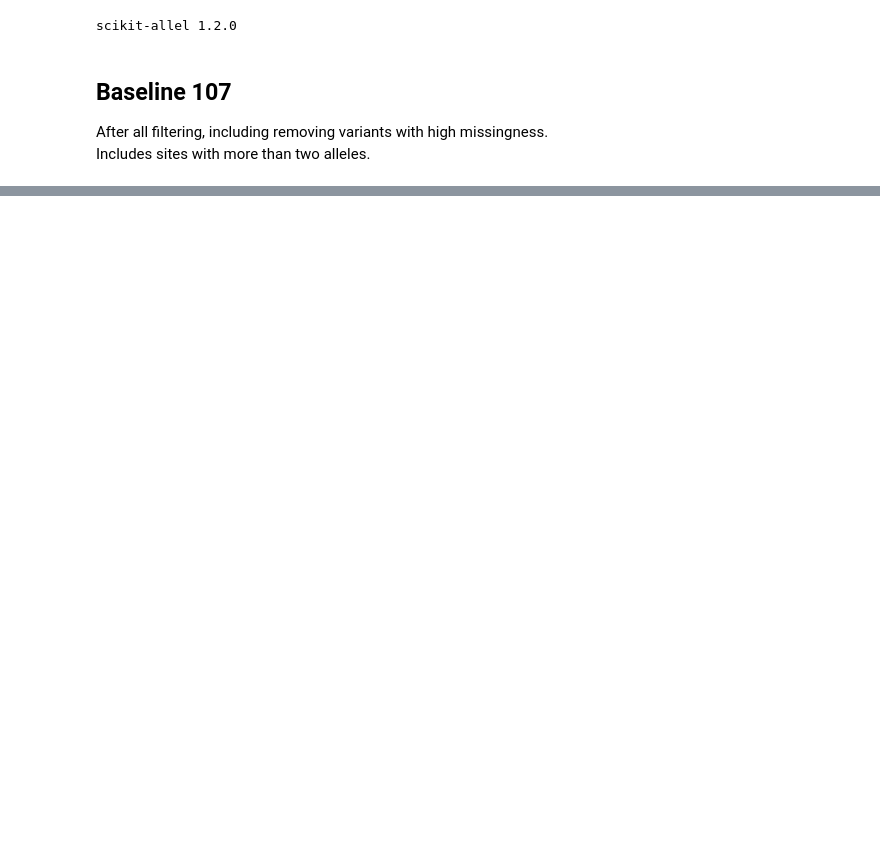
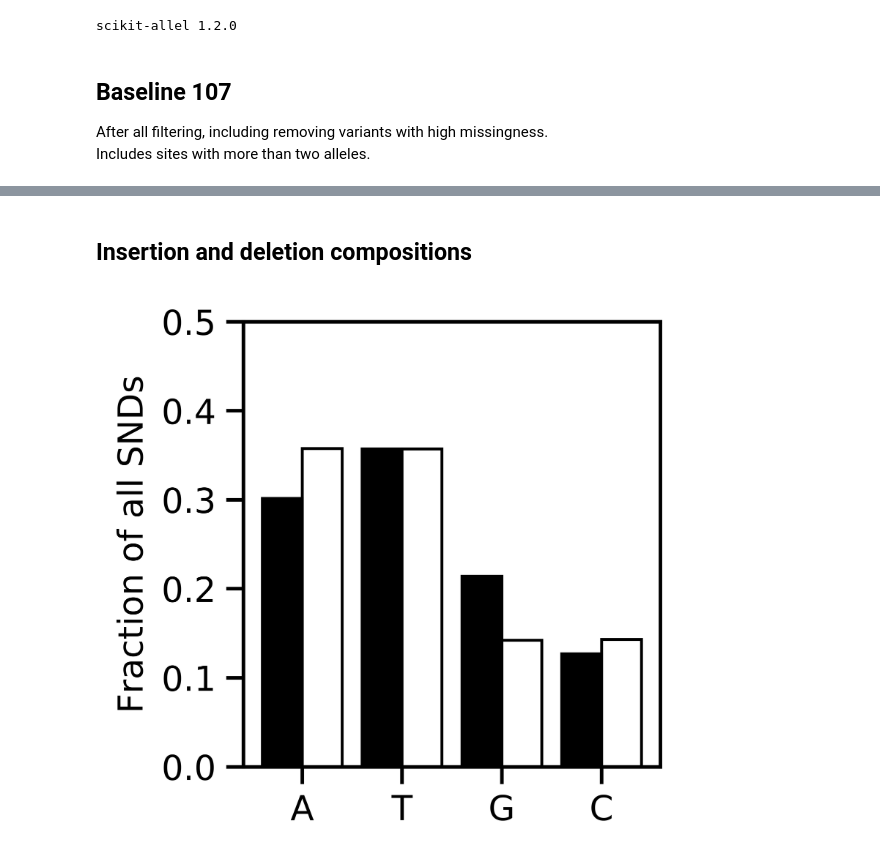
Before and after one commit to MorrellLAB/Context_Variants_Soy, a Jupyter notebook: 02_snp_filtering/Figures.ipynb, the cells around one changed output, grey strips where cells are left out. Saved outputs shown, nothing was run; the diff lists cells and outputs as text; code cells hidden in the pictures; blank space fills up the shorter version.

Commit message:
Add figures notebook

```diff
--- a/02_snp_filtering/Figures.ipynb
+++ b/02_snp_filtering/Figures.ipynb
@@ -26,0 +109,2 @@ allel.vcf_to_hdf5(baseline,
+# %% [markdown]
+## Insertion and deletion compositions
@@ -26,0 +139,5 @@ allel.vcf_to_hdf5(baseline,
+# %%
+callset_bl_snd = h5py.File('/panfs/roc/groups/9/morrellp/shared/Projects/Context_Of_Mutations/analysis/de_novo/filtered/BL107_final_filtered_nomis_bia_SNDs2.h5', mode='r')
+callset_bl_sni = h5py.File('/panfs/roc/groups/9/morrellp/shared/Projects/Context_Of_Mutations/analysis/de_novo/filtered/BL107_final_filtered_nomis_bia_SNIs.h5', mode='r')
+callset_dn_snd = h5py.File('/panfs/roc/groups/9/morrellp/shared/Projects/Context_Of_Mutations/analysis/de_novo/FN27_singhom_isec_collapsed_SND.h5', mode='r')
+callset_dn_sni = h5py.File('/panfs/roc/groups/9/morrellp/shared/Projects/Context_Of_Mutations/analysis/de_novo/FN27_singhom_isec_collapsed_SNI.h5', mode='r')
@@ -26,0 +169,42 @@ allel.vcf_to_hdf5(baseline,
+# %%
+variants = variants_dn_snd
+filter_A = '(REF == "GA") | (REF == "TA") | (REF == "CA") | (REF == "AA")'
+selection_A = variants.eval(filter_A)[:]
+variants_A = variants.compress(selection_A)
+filter_T = '(REF == "GT") | (REF == "TT") | (REF == "CT") | (REF == "AT")'
+selection_T = variants.eval(filter_T)[:]
+variants_T = variants.compress(selection_T)
+filter_G = '(REF == "GG") | (REF == "TG") | (REF == "CG") | (REF == "AG")'
+selection_G = variants.eval(filter_G)[:]
+variants_G = variants.compress(selection_G)
+filter_C = '(REF == "GC") | (REF == "TC") | (REF == "CC") | (REF == "AC")'
+selection_C = variants.eval(filter_C)[:]
+variants_C = variants.compress(selection_C)
+counts = np.array([len(variants_A), len(variants_T), len(variants_G), len(variants_C)])
+counts_dn_snd = counts/len(variants)
+# %%
+nucleotides = np.array([1.0, 2.0, 3.0, 4.0])
+# %%
+fig, ax = plt.subplots(figsize=(3, 3), dpi=1200, facecolor='w', edgecolor='black')
+plt.bar(nucleotides+0.2, counts_bl_snd, width=0.4, color='white', edgecolor='black', linewidth='1')
+plt.bar(nucleotides-0.2, counts_dn_snd, width=0.4, color='black', edgecolor='black', linewidth='1')
+ax.set_ylabel('Fraction of all SNDs');
+#ax.set_xlabel('Nucleotide');
+ax.set_ylim(0,0.5)
+ax.spines['bottom'].set_color('black')
+ax.spines['top'].set_color('black')
+ax.spines['right'].set_color('black')
+ax.spines['left'].set_color('black')
+ax.tick_params(axis='x', colors='black')
+ax.tick_params(axis='y', colors='black')
+ax.yaxis.label.set_color('black')
+ax.xaxis.label.set_color('black')
+plt.xticks(nucleotides, ('A', 'T', 'G', 'C'))
+#plt.legend(frameon=False)
+for item in ([ax.title, ax.xaxis.label, ax.yaxis.label] + ax.get_xticklabels() + ax.get_yticklabels()):
+    item.set_fontsize(12)
+plt.tight_layout()
+plt.gcf().subplots_adjust(bottom=0.2)
+#plt.savefig('test.pdf')
+# %% [output]
+[figure, added]
```
Also changed, not shown: parts of 40 cells of this notebook.
